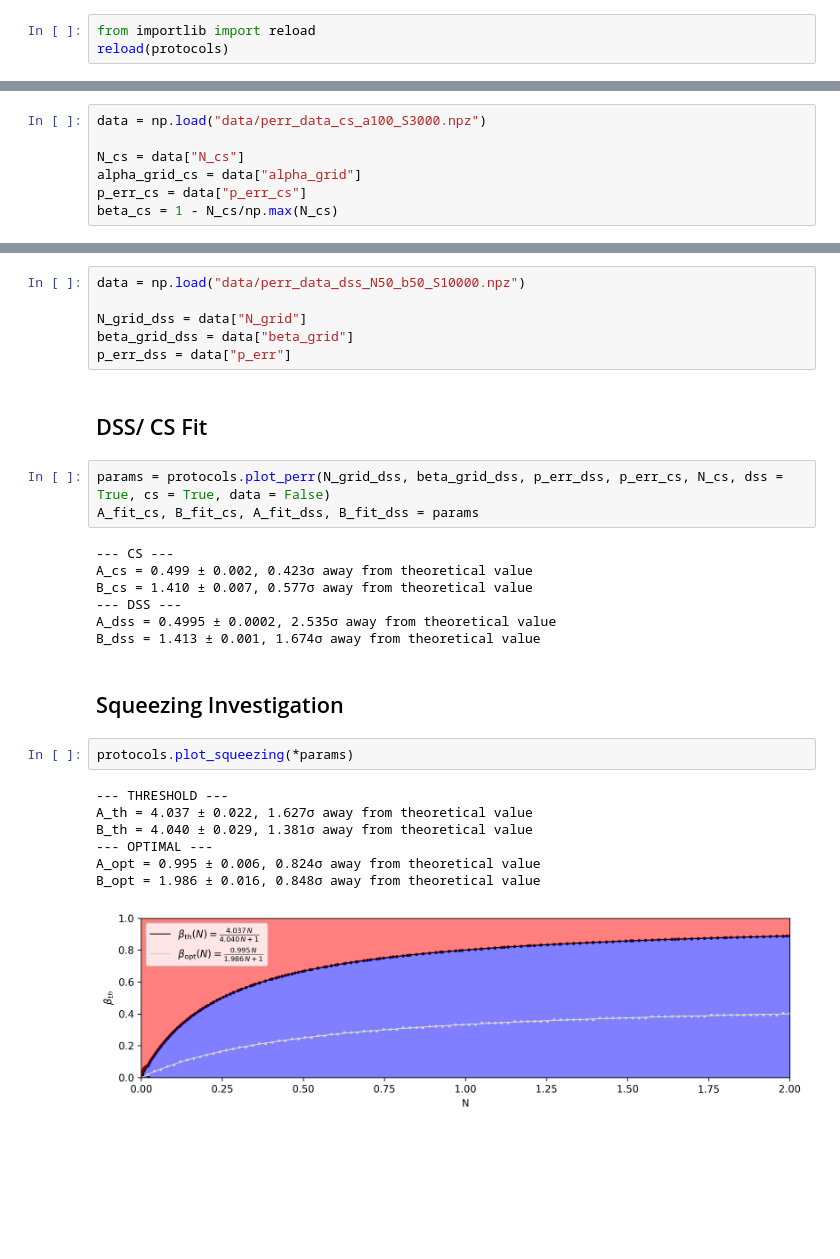
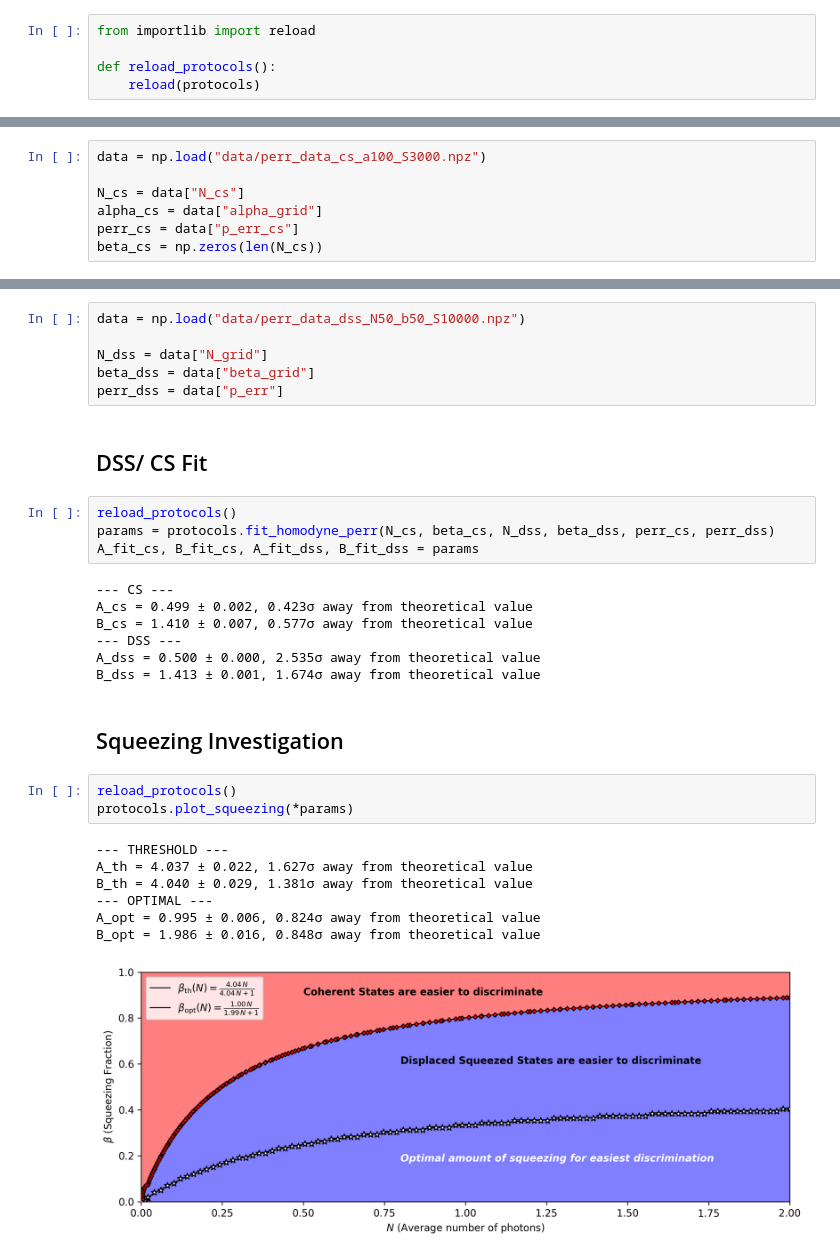
Before and after one commit to KPourgourides/Quantum-Communications-Internship-IRIDA-, a Jupyter notebook: protocol_testing.ipynb, the cells around one changed output, grey strips where cells are left out. Cells and saved outputs as stored; diff of their text form; blank space fills up the shorter version.

```diff
--- a/protocol_testing.ipynb
+++ b/protocol_testing.ipynb
@@ -10,4 +10,6 @@ from helper_functions import protocols
 from scipy.optimize import curve_fit
 # %%
 from importlib import reload
-reload(protocols)
+
+def reload_protocols():
+    reload(protocols)
@@ -55,9 +55,9 @@ np.savez(f"data/perr_data_cs_a{len(alpha_grid)}_S{num_samples}.npz", N_cs=N_cs,
 data = np.load("data/perr_data_cs_a100_S3000.npz")
 
 N_cs = data["N_cs"]
-alpha_grid_cs = data["alpha_grid"]
-p_err_cs = data["p_err_cs"]
-beta_cs = 1 - N_cs/np.max(N_cs)
+alpha_cs = data["alpha_grid"]
+perr_cs = data["p_err_cs"]
+beta_cs = np.zeros(len(N_cs))
 # %% [markdown]
 # DSS Noise-Free
 # %% [markdown]
@@ -73,30 +73,32 @@ np.savez(f"data/perr_data_dss_N{len(N_grid)}_b{len(beta_grid)}_S{num_samples}.np
 # %%
 data = np.load("data/perr_data_dss_N50_b50_S10000.npz")
 
-N_grid_dss = data["N_grid"]
-beta_grid_dss = data["beta_grid"]
-p_err_dss = data["p_err"]
+N_dss = data["N_grid"]
+beta_dss = data["beta_grid"]
+perr_dss = data["p_err"]
 # %% [markdown]
 ## DSS/ CS Fit
 # %%
-params = protocols.plot_perr(N_grid_dss, beta_grid_dss, p_err_dss, p_err_cs, N_cs, dss = True, cs = True, data = False)
+reload_protocols()
+params = protocols.fit_homodyne_perr(N_cs, beta_cs, N_dss, beta_dss, perr_cs, perr_dss)
 A_fit_cs, B_fit_cs, A_fit_dss, B_fit_dss = params
 # %% [output]
 --- CS ---
 A_cs = 0.499 ± 0.002, 0.423σ away from theoretical value
 B_cs = 1.410 ± 0.007, 0.577σ away from theoretical value
 --- DSS ---
-A_dss = 0.4995 ± 0.0002, 2.535σ away from theoretical value
+A_dss = 0.500 ± 0.000, 2.535σ away from theoretical value
 B_dss = 1.413 ± 0.001, 1.674σ away from theoretical value
 # %% [markdown]
 ## Squeezing Investigation
 # %%
+reload_protocols()
 protocols.plot_squeezing(*params)
 # %% [output]
 --- THRESHOLD ---
 A_th = 4.037 ± 0.022, 1.627σ away from theoretical value
 B_th = 4.040 ± 0.029, 1.381σ away from theoretical value
 --- OPTIMAL ---
 A_opt = 0.995 ± 0.006, 0.824σ away from theoretical value
 B_opt = 1.986 ± 0.016, 0.848σ away from theoretical value
-[figure, old version]
+[figure, new version]
```
Also changed, not shown: parts of 1 cell of this notebook, 1 other file.
